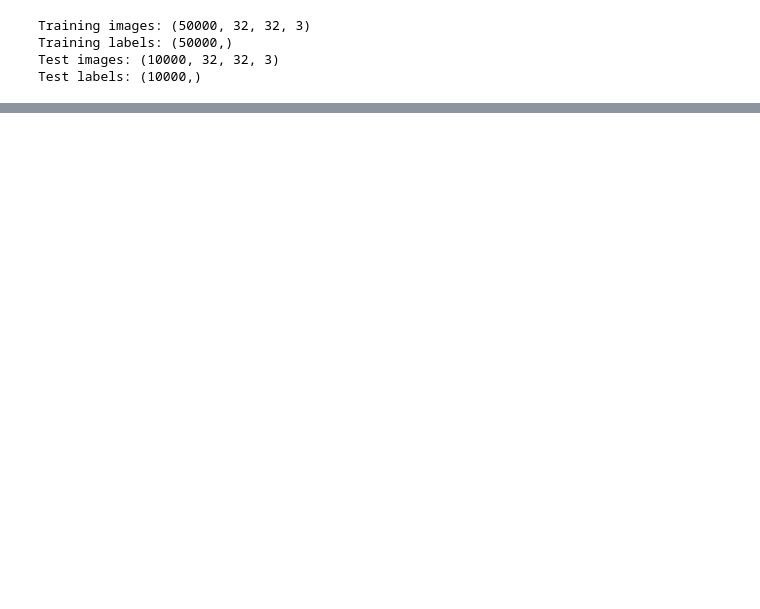
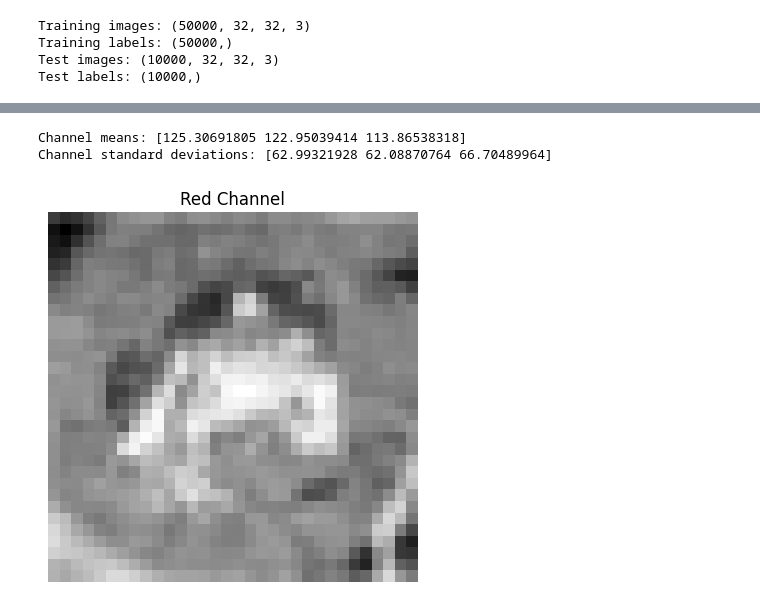
Before and after one commit to noodlebatteries124/deleca2, a Jupyter notebook: PtA.ipynb, the cells around one changed output, grey strips where cells are left out. Drawn from its saved outputs; the diff is of its cells as text; code cells hidden in the pictures; blank space fills up the shorter version.

```diff
--- a/PtA.ipynb
+++ b/PtA.ipynb
@@ -98,0 +207,18 @@ Test labels: (10000,)
+# %%
+# 7. RGB Colour Channels
+
+channel_means = x_train.mean(axis=(0, 1, 2))
+channel_stds = x_train.std(axis=(0, 1, 2))
+
+print("Channel means:", channel_means)
+print("Channel standard deviations:", channel_stds)
+# %% [output]
+Channel means: [125.30691805 122.95039414 113.86538318]
+Channel standard deviations: [62.99321928 62.08870764 66.70489964]
+# %%
+plt.imshow(image[:, :, 0], cmap="gray")
+plt.title("Red Channel")
+plt.axis("off")
+plt.show()
+# %% [output]
+[figure, added]
```
Also changed, not shown: parts of 16 cells of this notebook.
